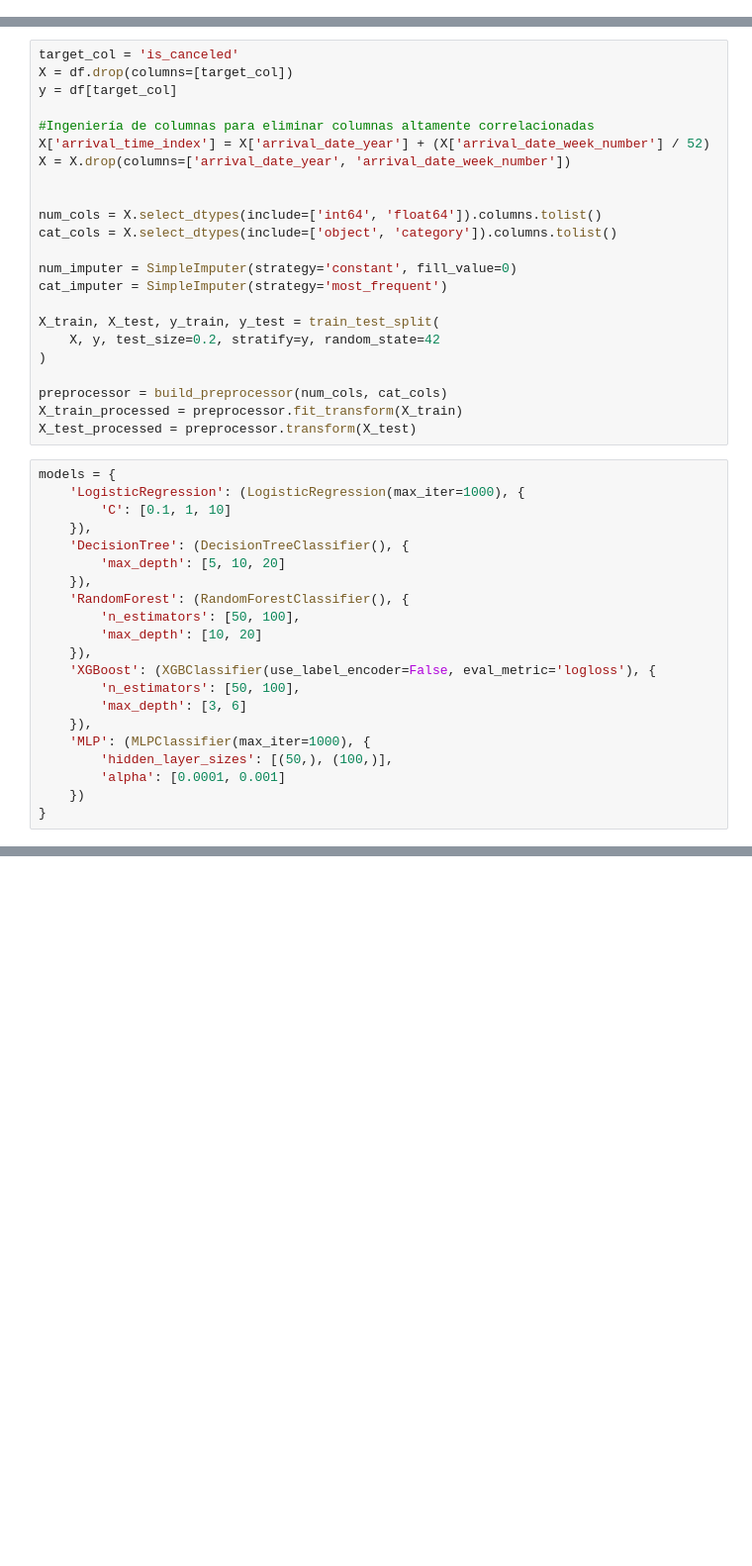
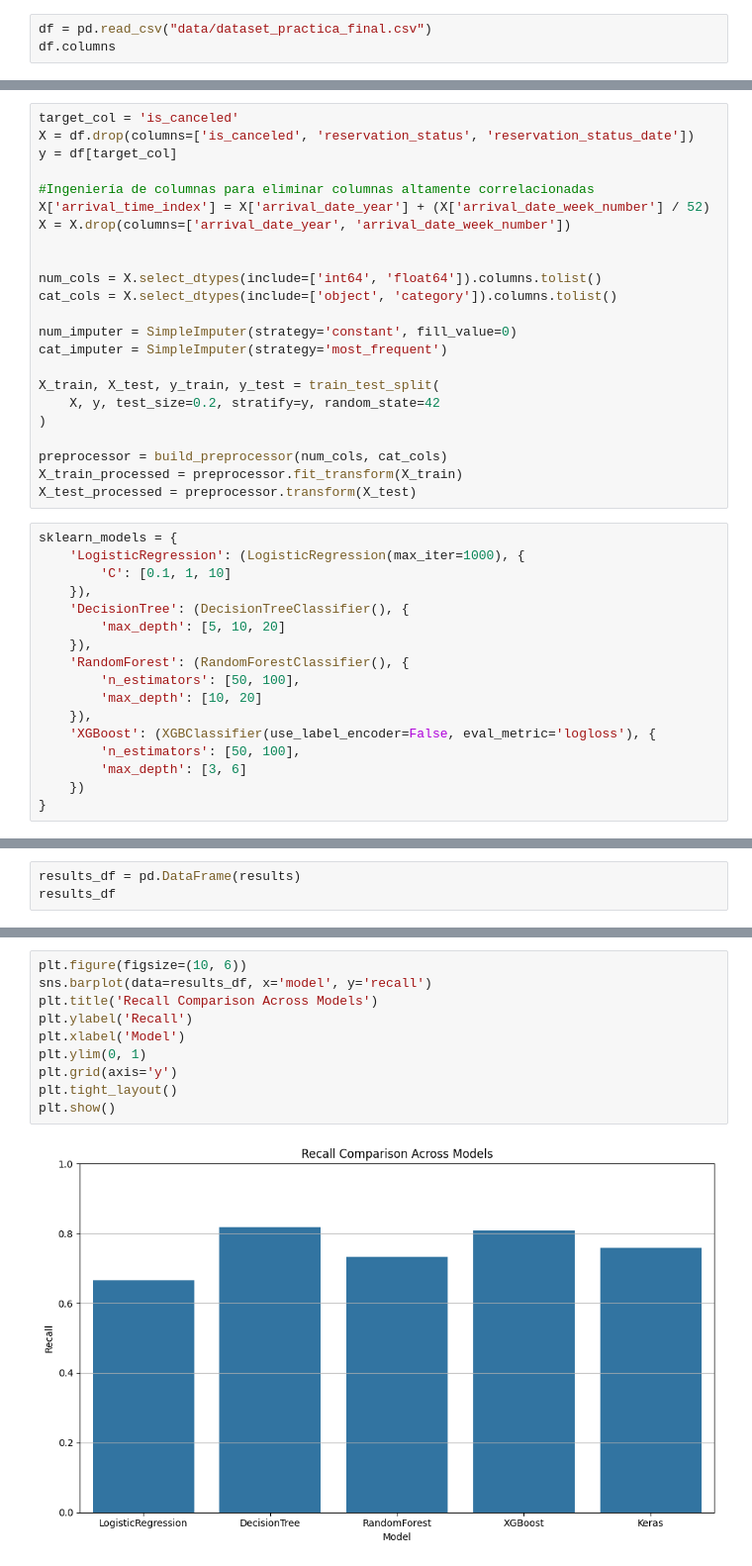
Before and after one commit to paulacamprecios/ml-dl-trabajo-final, a Jupyter notebook: notebooks/models.ipynb, the cells around one changed output, grey strips where cells are left out. Shown: that part at 99% size. Drawn from its saved outputs; the diff is of its cells as text; blank space fills up the shorter version.

```diff
--- a/notebooks/models.ipynb
+++ b/notebooks/models.ipynb
@@ -38,0 +66,3 @@ df = pd.read_csv("/Users/paulacamprecios/Documents/Master - Pontia/5.ML and Deep
+# %%
+df = pd.read_csv("data/dataset_practica_final.csv")
+df.columns
@@ -39,6 +82,6 @@ df = pd.read_csv("/Users/paulacamprecios/Documents/Master - Pontia/5.ML and Deep
 # %%
 target_col = 'is_canceled'
-X = df.drop(columns=[target_col])
+X = df.drop(columns=['is_canceled', 'reservation_status', 'reservation_status_date'])
 y = df[target_col]
 
 #Ingeniería de columnas para eliminar columnas altamente correlacionadas
@@ -60,7 +103,7 @@ preprocessor = build_preprocessor(num_cols, cat_cols)
 X_train_processed = preprocessor.fit_transform(X_train)
 X_test_processed = preprocessor.transform(X_test)
 # %%
-models = {
+sklearn_models = {
     'LogisticRegression': (LogisticRegression(max_iter=1000), {
         'C': [0.1, 1, 10]
     }),
@@ -74,9 +117,5 @@ models = {
     'XGBoost': (XGBClassifier(use_label_encoder=False, eval_metric='logloss'), {
         'n_estimators': [50, 100],
         'max_depth': [3, 6]
-    }),
-    'MLP': (MLPClassifier(max_iter=1000), {
-        'hidden_layer_sizes': [(50,), (100,)],
-        'alpha': [0.0001, 0.001]
     })
 }
@@ -82,0 +336,3 @@ models = {
+# %%
+results_df = pd.DataFrame(results)
+results_df
@@ -82,0 +346,12 @@ models = {
+# %%
+plt.figure(figsize=(10, 6))
+sns.barplot(data=results_df, x='model', y='recall')
+plt.title('Recall Comparison Across Models')
+plt.ylabel('Recall')
+plt.xlabel('Model')
+plt.ylim(0, 1)
+plt.grid(axis='y')
+plt.tight_layout()
+plt.show()
+# %% [output]
+[figure, added]
```
Also changed, not shown: parts of 12 cells of this notebook, 4 other files.
